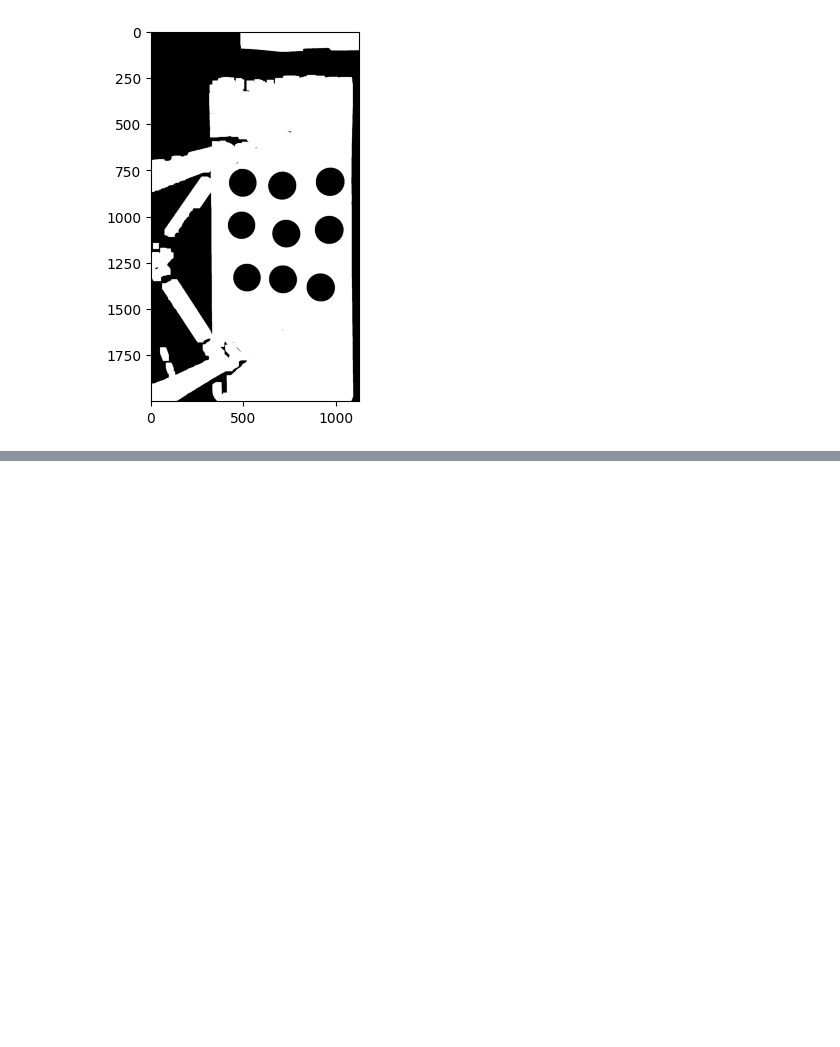
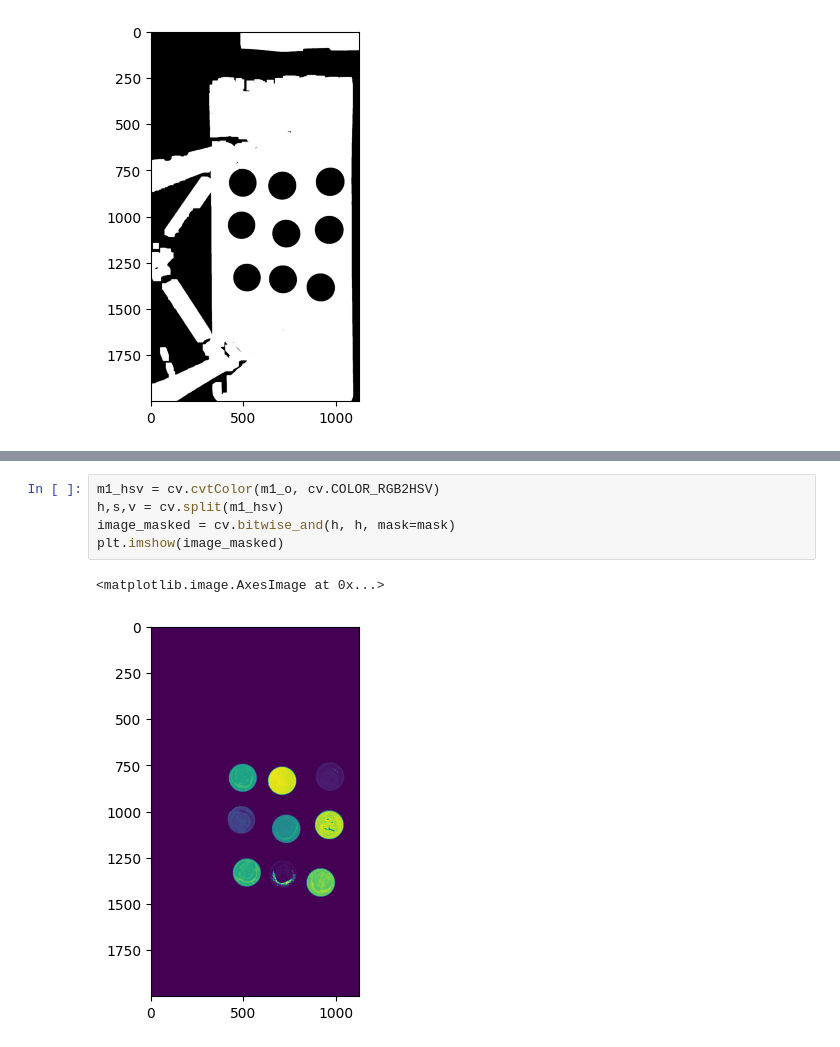
Before and after one commit to Florent-Git/mysteres-vision, a Jupyter notebook: floshie.ipynb, the cells around one changed output, grey strips where cells are left out. Saved outputs shown, nothing was run; the diff lists cells and outputs as text; blank space fills up the shorter version.

```diff
--- a/floshie.ipynb
+++ b/floshie.ipynb
@@ -62,0 +80,8 @@ Clipping input data to the valid range for imshow with RGB data ([0..1] for floa
+# %%
+m1_hsv = cv.cvtColor(m1_o, cv.COLOR_RGB2HSV)
+h,s,v = cv.split(m1_hsv)
+image_masked = cv.bitwise_and(h, h, mask=mask)
+plt.imshow(image_masked)
+# %% [output]
+<matplotlib.image.AxesImage at 0x...>
+[figure, added]
```
Also changed, not shown: parts of 3 cells of this notebook, 3 other files.
